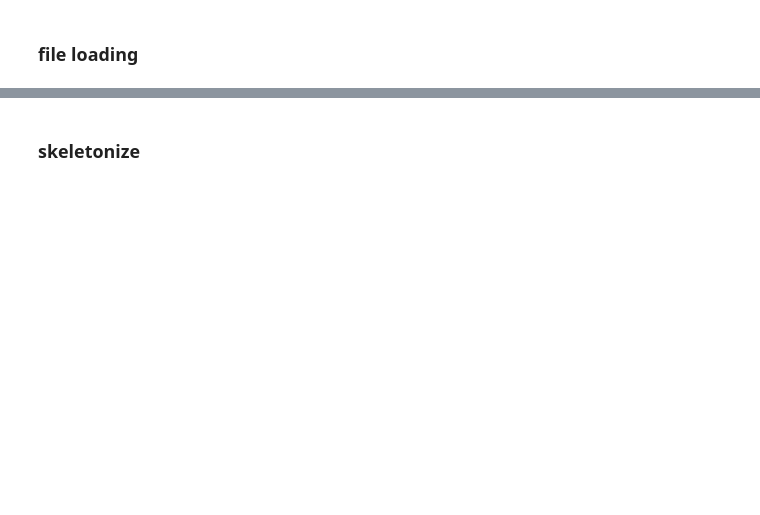
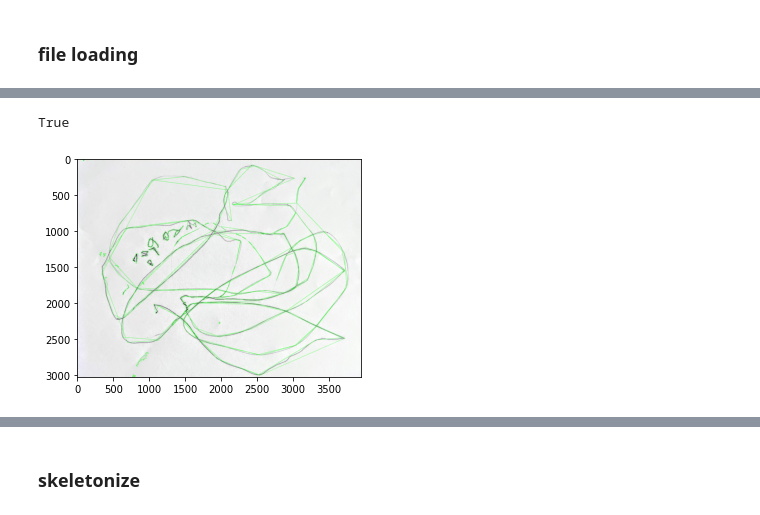
Before and after one commit to roberttwomey/child-art, a Jupyter notebook: img_to_path.ipynb, the cells around one changed output, grey strips where cells are left out. Cells and saved outputs as stored; diff of their text form; code cells hidden in the pictures; blank space fills up the shorter version.

```diff
--- a/img_to_path.ipynb
+++ b/img_to_path.ipynb
@@ -84,0 +143,4 @@ show_cvimg(resized)
+# %%
+# contours, hierarchy = cv2.findContours(skel, cv2.RETR_TREE, cv2.CHAIN_APPROX_SIMPLE)
+# contours, hierarchy = cv2.findContours(data, cv2.RETR_EXTERNAL, cv2.CHAIN_APPROX_SIMPLE)
+contours, hierarchy = cv2.findContours(data, cv2.RETR_TREE, cv2.CHAIN_APPROX_SIMPLE)
@@ -84,0 +156,27 @@ show_cvimg(resized)
+# %%
+min_length = 100
+epsilon_factor = 0.01#0.0001 #The bigger the fraction, the more sides are chopped off the original polygon
+# %%
+thresh_copy = img.copy()
+simple_cnt = []
+# print('number of sides per shape:')
+for contour in contours:
+    perimeter = cv2.arcLength(contour, True)
+#     print(perimeter)
+    if perimeter > min_length:
+#         e = 0.0005*perimeter
+        e = epsilon_factor*perimeter #The bigger the fraction, the more sides are chopped off the original polygon
+        contour = cv2.approxPolyDP(contour, epsilon=e, closed=True)
+        simple_cnt.append(contour)
+#     cv2.drawContours(thresh_copy, [ contour ], contourIdx=-1, color=(0, 255, 0), thickness=2)
+#     print('', contour.shape[0])
+# show_cvimg(thresh_copy)
+# %%
+img_copy = img.copy()
+img_copy = cv2.drawContours(img_copy, simple_cnt, -1, (0, 255, 0), 2)
+# img_copy = cv2.drawContours(img_copy, simple_cnt, -1, (0, 255, 0), 12)
+show_cvimg(img_copy)
+cv2.imwrite("contour_overlay.png", img_copy)
+# %% [output]
+True
+[figure, added]
```
Also changed, not shown: parts of 84 cells of this notebook, 1 other file.
